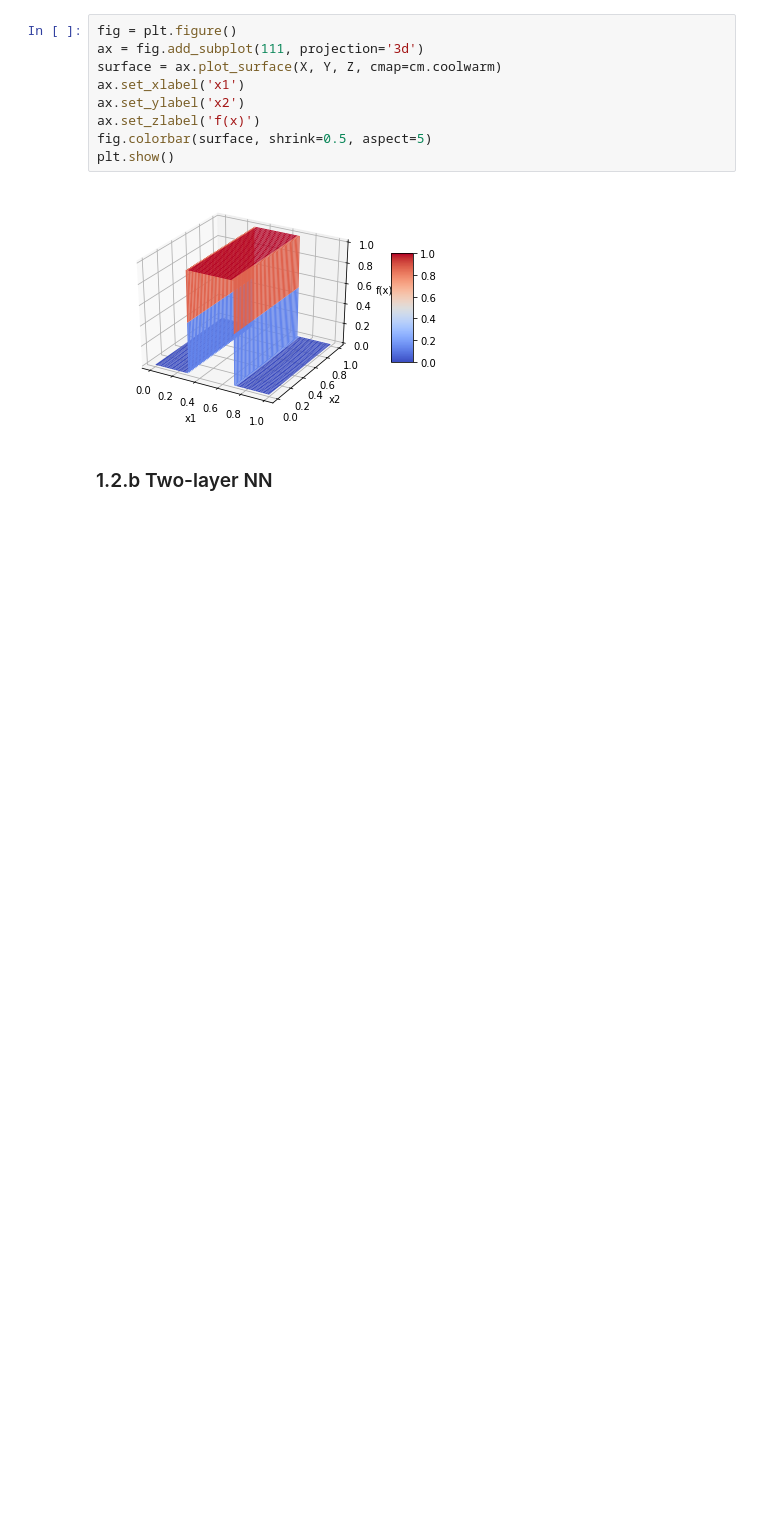
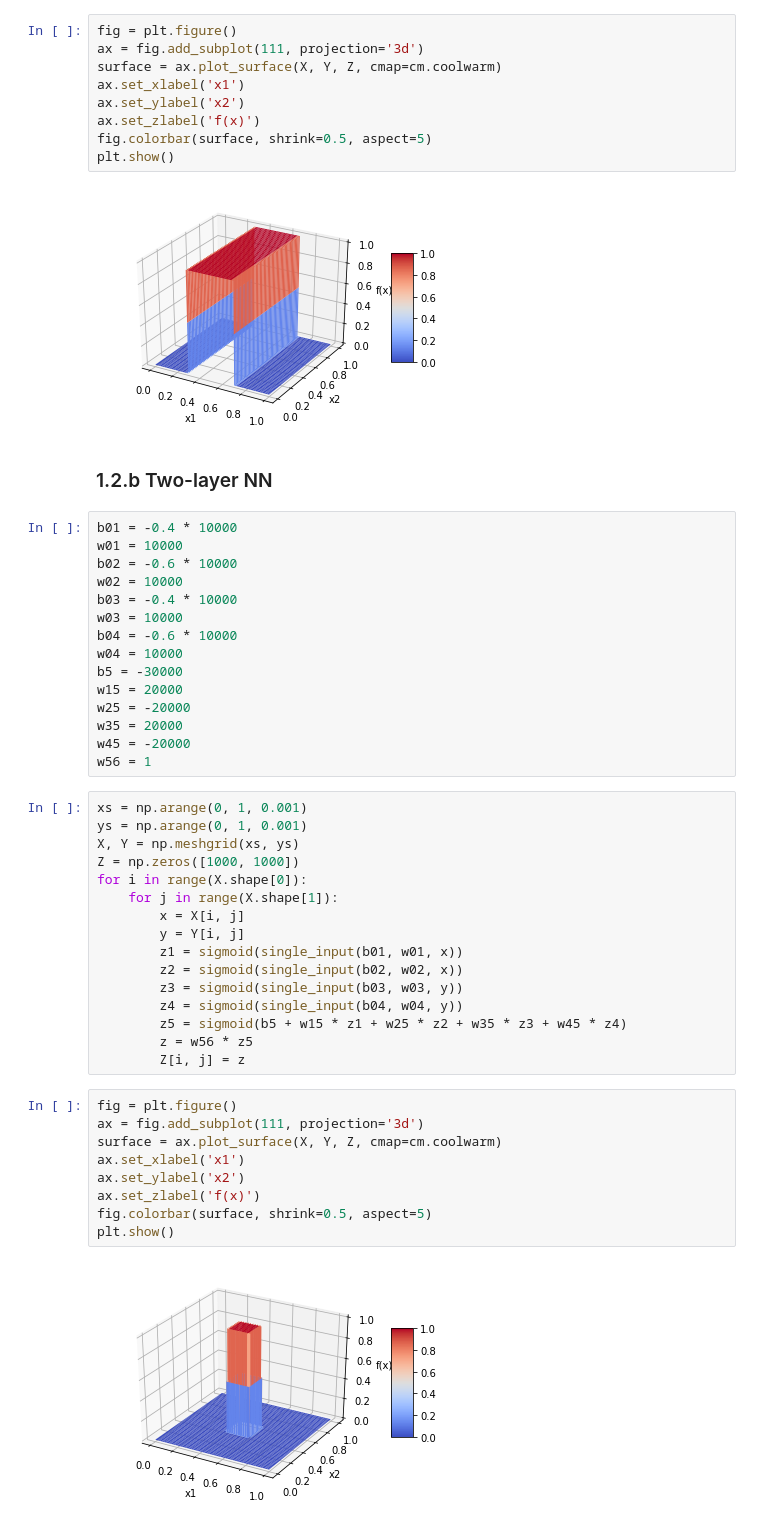
Before and after one commit to YilinGao/ML_assignments, a Jupyter notebook: hw6/hw6_code/q1.ipynb, the cells around one changed output. Cells and saved outputs as stored; diff of their text form; blank space fills up the shorter version.

```diff
--- a/hw6/hw6_code/q1.ipynb
+++ b/hw6/hw6_code/q1.ipynb
@@ -91,3 +79,45 @@ plt.show()
 [figure]
 # %% [markdown]
 ### 1.2.b Two-layer NN
+# %%
+b01 = -0.4 * 10000
+w01 = 10000
+b02 = -0.6 * 10000
+w02 = 10000
+b03 = -0.4 * 10000
+w03 = 10000
+b04 = -0.6 * 10000
+w04 = 10000
+b5 = -30000
+w15 = 20000
+w25 = -20000
+w35 = 20000
+w45 = -20000
+w56 = 1
+# %%
+xs = np.arange(0, 1, 0.001)
+ys = np.arange(0, 1, 0.001)
+X, Y = np.meshgrid(xs, ys)
+Z = np.zeros([1000, 1000])
+for i in range(X.shape[0]):
+    for j in range(X.shape[1]):
+        x = X[i, j]
+        y = Y[i, j]
+        z1 = sigmoid(single_input(b01, w01, x))
+        z2 = sigmoid(single_input(b02, w02, x))
+        z3 = sigmoid(single_input(b03, w03, y))
+        z4 = sigmoid(single_input(b04, w04, y))
+        z5 = sigmoid(b5 + w15 * z1 + w25 * z2 + w35 * z3 + w45 * z4)
+        z = w56 * z5
+        Z[i, j] = z
+# %%
+fig = plt.figure()
+ax = fig.add_subplot(111, projection='3d')
+surface = ax.plot_surface(X, Y, Z, cmap=cm.coolwarm)
+ax.set_xlabel('x1')
+ax.set_ylabel('x2')
+ax.set_zlabel('f(x)')
+fig.colorbar(surface, shrink=0.5, aspect=5)
+plt.show()
+# %% [output]
+[figure, added]
```
Also changed, not shown: parts of 2 cells of this notebook, 7 other files.
